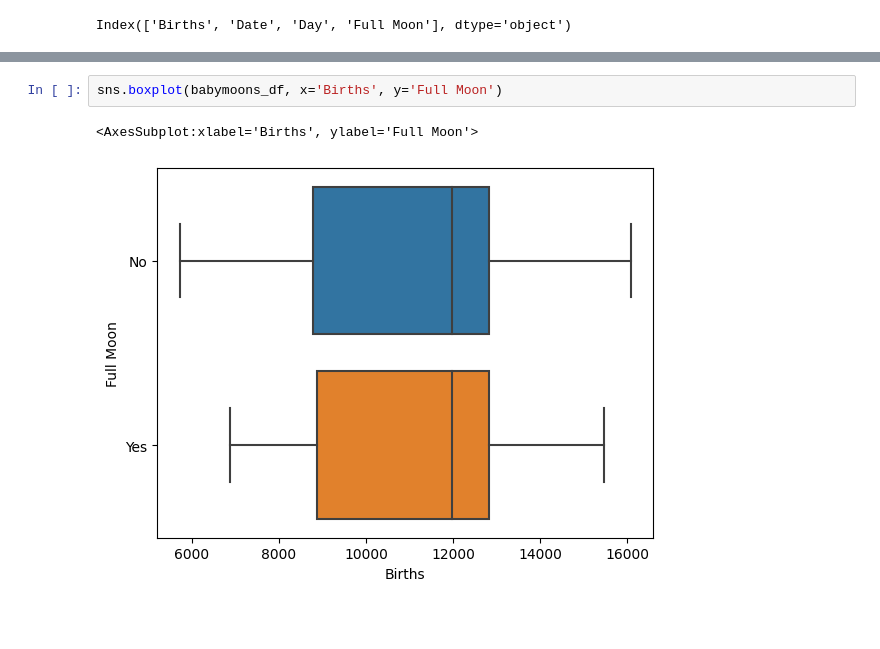
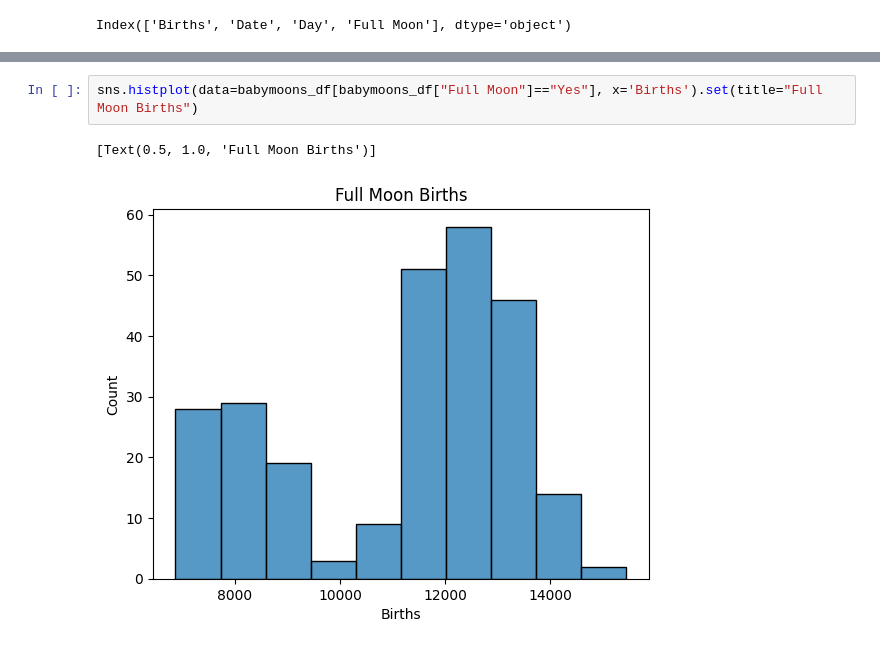
Before and after one commit to alisonkhill/babymoon, a Jupyter notebook: main.ipynb, the cells around one changed output, grey strips where cells are left out. Cells and saved outputs as stored; diff of their text form; blank space fills up the shorter version.

Commit message:
Adding calculations and visualizations

```diff
--- a/main.ipynb
+++ b/main.ipynb
@@ -368,5 +309,5 @@ babymoons_df.groupby('Full Moon').agg({'Births': ['mean', 'median']}).round(2)
 # %%
-sns.boxplot(babymoons_df, x='Births', y='Full Moon')
+sns.histplot(data=babymoons_df[babymoons_df["Full Moon"]=="Yes"], x='Births').set(title="Full Moon Births")
 # %% [output]
-<AxesSubplot:xlabel='Births', ylabel='Full Moon'>
+[Text(0.5, 1.0, 'Full Moon Births')]
-[figure, old version]
+[figure, new version]
```
Also changed, not shown: parts of 22 cells of this notebook.
